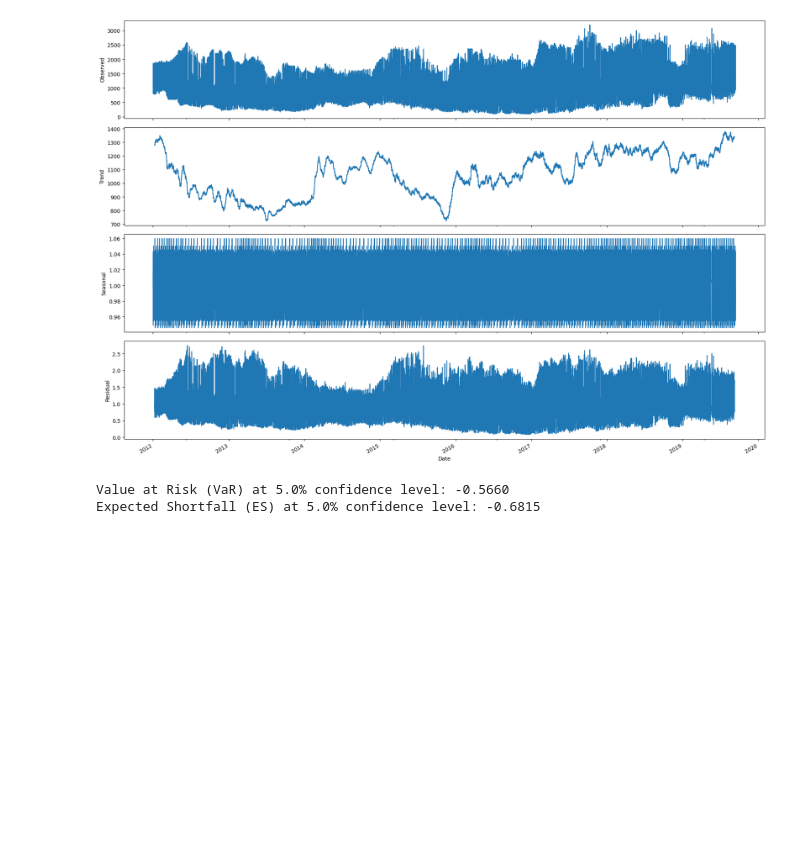
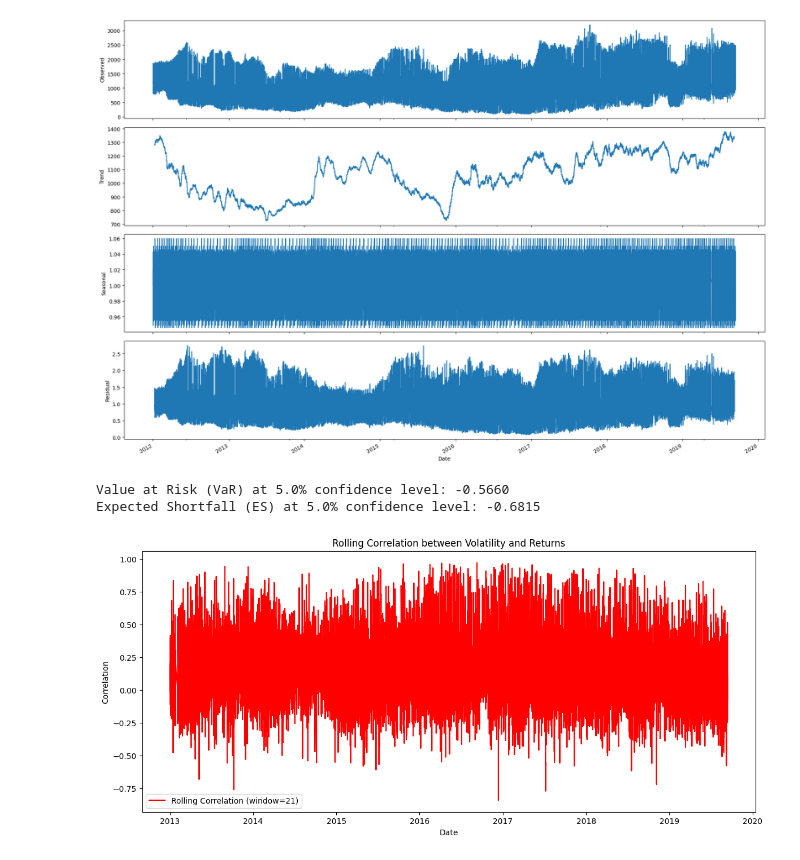
Before and after one commit to yohannestayez/Coffee-Price-Prediction, a Jupyter notebook: notebooks/Data_Preprocessing.ipynb, the cells around one changed output. Drawn from its saved outputs; the diff is of its cells as text; code cells hidden in the pictures; blank space fills up the shorter version.

```diff
--- a/notebooks/Data_Preprocessing.ipynb
+++ b/notebooks/Data_Preprocessing.ipynb
@@ -264,7 +264,7 @@ seasonality_analysis(df)
 # %%
 # Calculate Returns
 df['Returns'] = df['Closing Price'].pct_change()
-
+df = df.dropna()
 # Risk Metrics Calculation
 def calculate_risk_metrics(df, confidence_level=0.05):
     var = np.percentile(df['Returns'].dropna(), 100 * confidence_level)
@@ -277,3 +277,24 @@ calculate_risk_metrics(df)
 # %% [output]
 Value at Risk (VaR) at 5.0% confidence level: -0.5660
 Expected Shortfall (ES) at 5.0% confidence level: -0.6815
+# %%
+# Calculate Volatility if it doesn't exist
+if 'Volatility' not in df.columns:
+    df['Volatility'] = df['Returns'].rolling(window=21).std()
+    df.dropna(inplace=True)
+
+# Rolling Correlation
+def rolling_correlation(df, window=21):
+    df['Rolling_Corr'] = df['Volatility'].rolling(window).corr(df['Returns'])
+
+    plt.figure(figsize=(14, 6))
+    plt.plot(df.index, df['Rolling_Corr'], color='red', label=f'Rolling Correlation (window={window})')
+    plt.title("Rolling Correlation between Volatility and Returns")
+    plt.xlabel("Date")
+    plt.ylabel("Correlation")
+    plt.legend()
+    plt.show()
+
+rolling_correlation(df)
+# %% [output]
+[figure, added]
```
Also changed, not shown: parts of 7 cells of this notebook, 1 other file.
